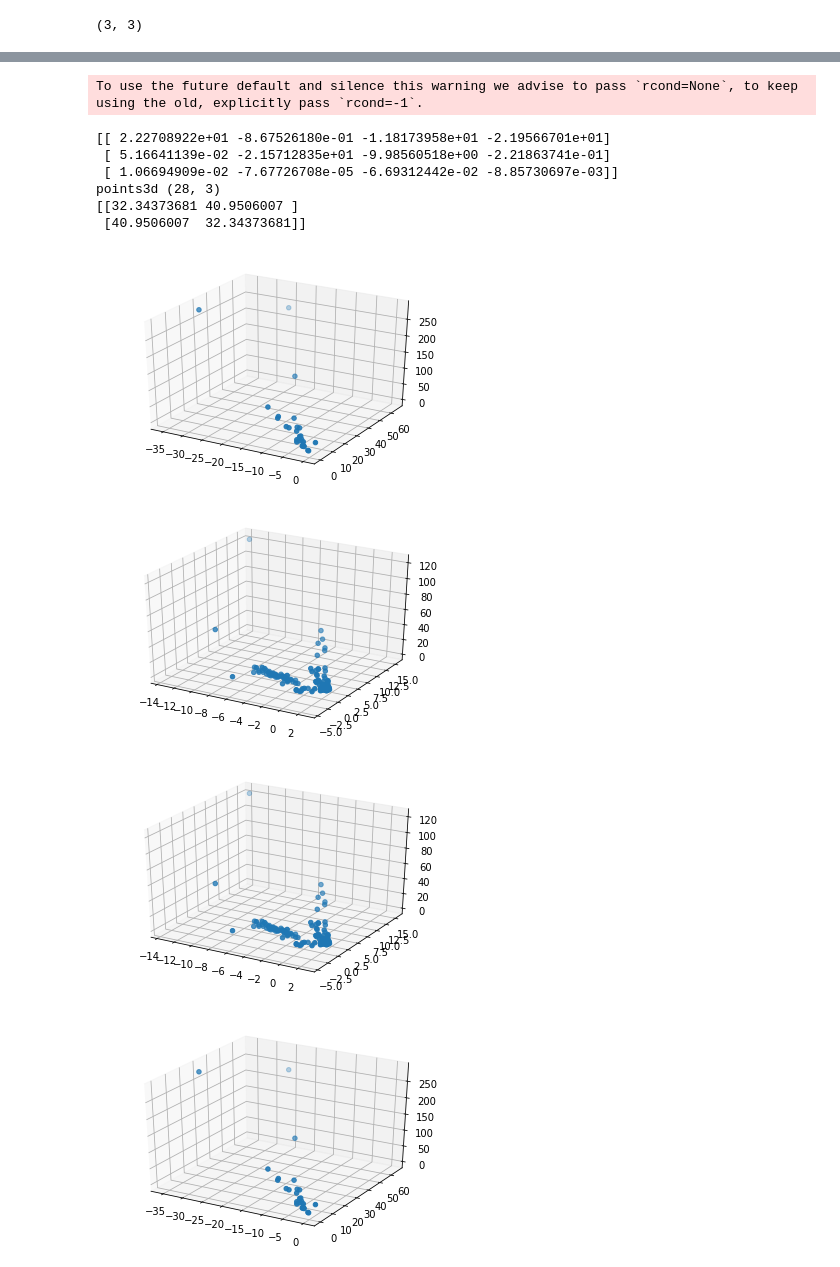
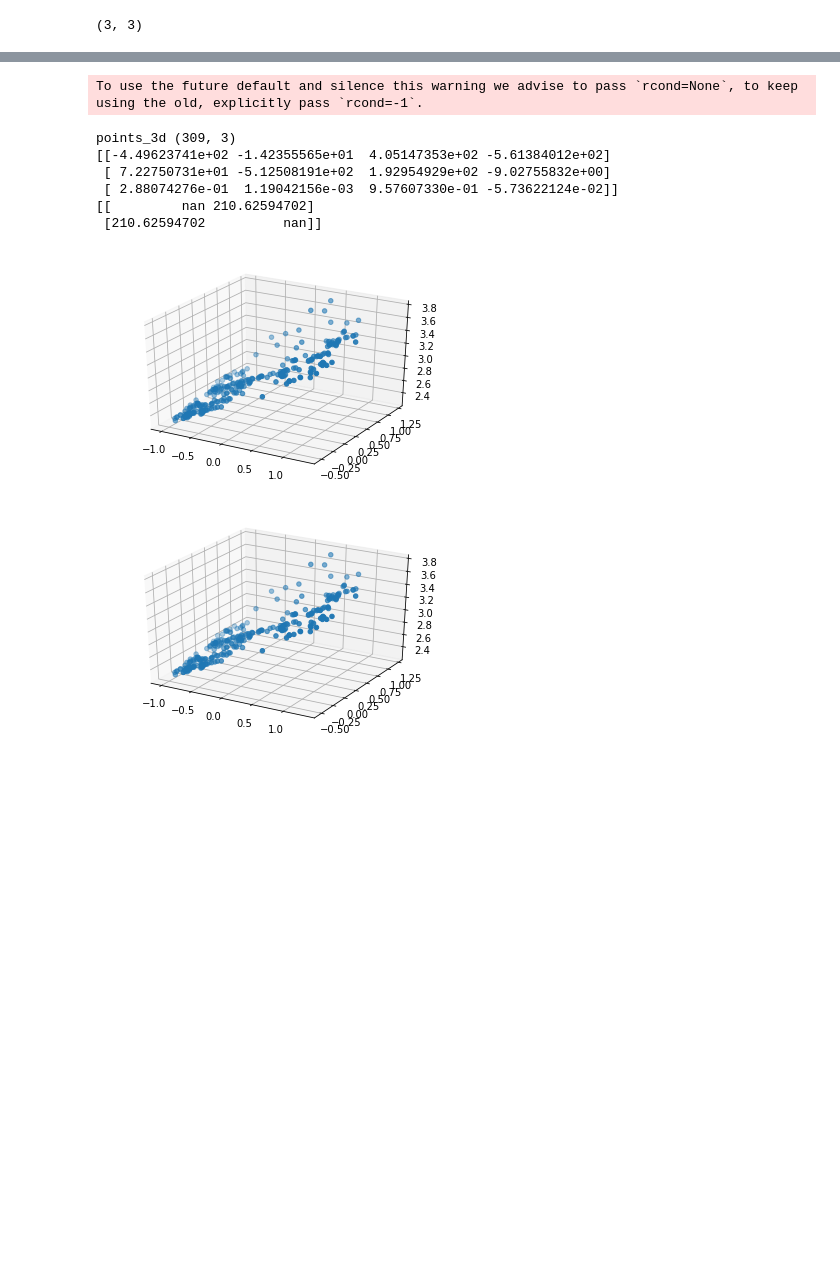
Before and after one commit to jyurtsever/hw4_cs280, a Jupyter notebook: reconstruct_3d.ipynb, the cells around one changed output, grey strips where cells are left out. Saved outputs shown, nothing was run; the diff lists cells and outputs as text; code cells hidden in the pictures; blank space fills up the shorter version.

```diff
--- a/reconstruct_3d.ipynb
+++ b/reconstruct_3d.ipynb
@@ -6,21 +6,22 @@ from mpl_toolkits.mplot3d import Axes3D
 %matplotlib inline
 # %%
 name = 'house'
+name = 'library'
 data_dir = 'data'
 
 # images
-I1 = plt.imread(data_dir + '/' + name + '/house1.jpg')
-I2 = plt.imread(data_dir + '/' + name + '/house2.jpg')
+I1 = plt.imread(data_dir + '/' + name + '/library1.jpg')
+I2 = plt.imread(data_dir + '/' + name + '/library2.jpg')
 
 # K matrices
-qq = loadmat(data_dir + '/' + name + '/house1_K.mat')
+qq = loadmat(data_dir + '/' + name + '/library1_K.mat')
 K1 = qq['K']
 print(K1.shape)
-qq = loadmat(data_dir + '/' + name + '/house2_K.mat')
+qq = loadmat(data_dir + '/' + name + '/library2_K.mat')
 K2 = qq['K']
 
 # corresponding points
-matches = [x.split('  ')[1:] for x in open(data_dir + '/' + name + '/house_matches.txt').readlines()]
+matches = [x.split('  ')[1:] for x in open(data_dir + '/' + name + '/library_matches.txt').readlines()]
 matches = [[float(y) for y in x] for x in matches]
 matches = np.array(matches)
 
@@ -73,7 +74,7 @@ def fundamental_matrix(matches):
          set1[:, 1],
          np.ones(set1[:, 0].shape)], axis=1)
     U, s, Vh = np.linalg.svd(A)
-    F_star = Vh[-1].reshape(3, 3).T
+    F_star = Vh[-1].reshape(3, 3)
     U, s, Vh = np.linalg.svd(F_star)
     s[2] = 0
     return T_2.T @ U @ np.diag(s) @ Vh @ T_1
@@ -209,7 +210,10 @@ for ti in range(len(t)):
         P2 = K2 @ np.column_stack((R2, t2))
         print(P2)
         points_3d,  errs[ti, ri] = find_3d_points(matches, P1, P2)
-        print("points3d", points_3d.shape)
+        if len(points_3d) == 0:
+            continue
+        print("points_3d", points_3d.shape)
+        #print(points_3d)
         fig = plt.figure()
         ax = fig.add_subplot(111, projection='3d')
         ax.scatter(points_3d[:, 0], points_3d[:, 1], zs=points_3d[:, 2])
@@ -232,11 +234,9 @@ points3d (140, 3)
 To use the future default and silence this warning we advise to pass `rcond=None`, to keep using the old, explicitly pass `rcond=-1`.
-[[ 2.22708922e+01 -8.67526180e-01 -1.18173958e+01 -2.19566701e+01]
- [ 5.16641139e-02 -2.15712835e+01 -9.98560518e+00 -2.21863741e-01]
- [ 1.06694909e-02 -7.67726708e-05 -6.69312442e-02 -8.85730697e-03]]
-points3d (28, 3)
-[[32.34373681 40.9506007 ]
- [40.9506007  32.34373681]]
+points_3d (309, 3)
+[[-4.49623741e+02 -1.42355565e+01  4.05147353e+02 -5.61384012e+02]
+ [ 7.22750731e+01 -5.12508191e+02  1.92954929e+02 -9.02755832e+00]
+ [ 2.88074276e-01  1.19042156e-03  9.57607330e-01 -5.73622124e-02]]
+[[         nan 210.62594702]
+ [210.62594702          nan]]
-[figure, old version]
+[figure, new version]
-[figure, old version]
+[figure, new version]
-[figure, removed]
-[figure, removed]
```
Also changed, not shown: parts of 2 cells of this notebook.
